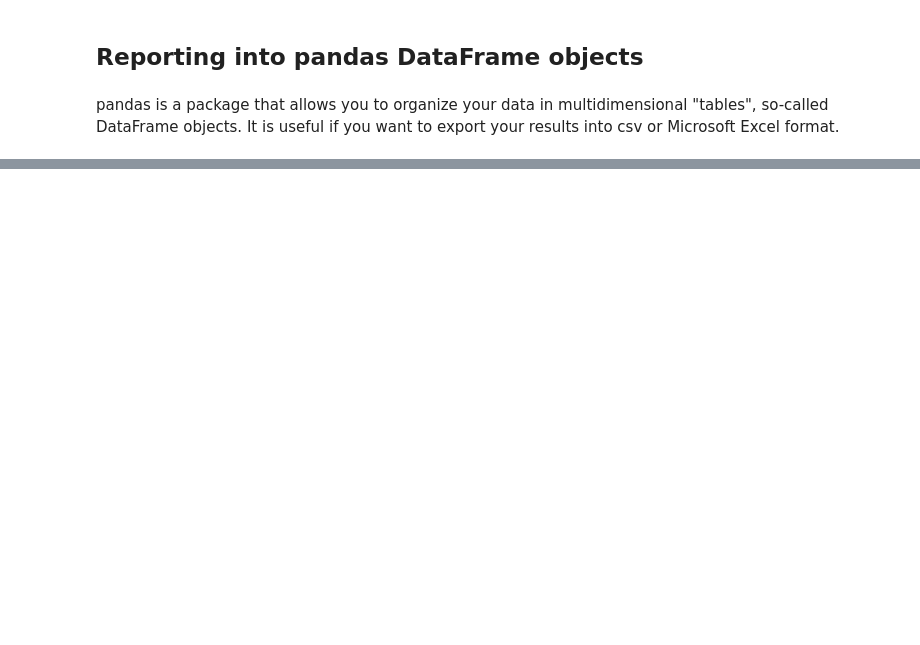
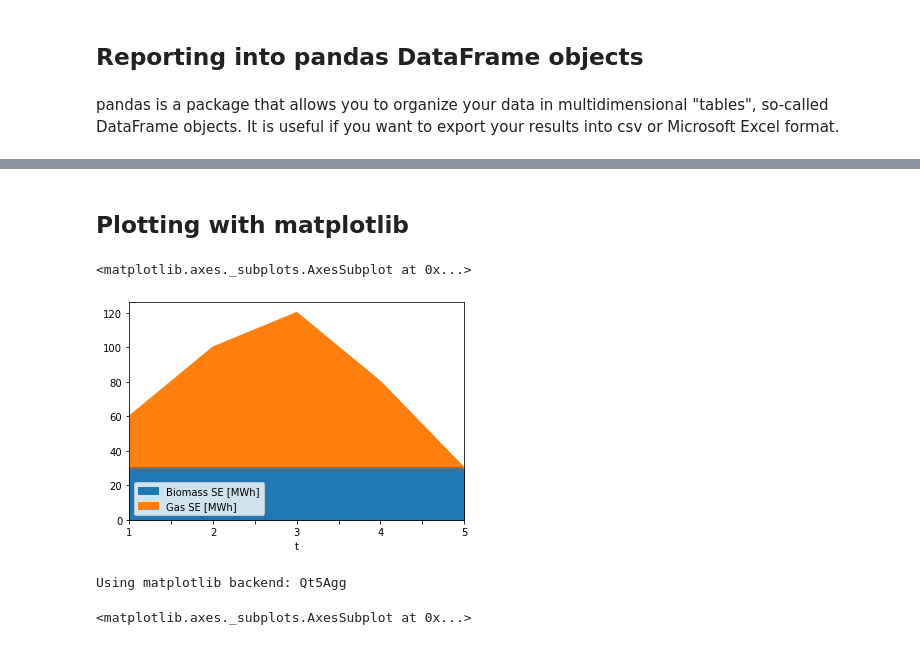
Before and after one commit to tum-ens/urbs, a Jupyter notebook: teaching/01_Electricity_supply_of_an_island.ipynb, the cells around one changed output, grey strips where cells are left out. Cells and saved outputs as stored; diff of their text form; code cells hidden in the pictures; blank space fills up the shorter version.

```diff
--- a/teaching/01_Electricity_supply_of_an_island.ipynb
+++ b/teaching/01_Electricity_supply_of_an_island.ipynb
@@ -334,3 +342,0 @@ df_supply
-# %%
-df_supply.index = df_supply.index.set_levels(df_supply.index.levels[1].str.replace('t', ''), level=1)
-df_supply
@@ -349,0 +343,4 @@ df_supply
+# %%
+# This looks already good... but let's try to pivot the table, so that technologies appear as columns
+df_supply = df_supply.unstack(level=0)
+df_supply
@@ -349,0 +356,4 @@ df_supply
+# %%
+# The columns have two levels now, let's get rid of the first one
+df_supply = df_supply.droplevel(0, axis=1)
+df_supply
@@ -349,0 +368,4 @@ df_supply
+# %%
+# Let's add the unit to the names of the technologies
+df_supply.columns = [x + " SE [MWh]" for x in df_supply.columns]
+df_supply
@@ -349,0 +400,30 @@ df_supply
+# %% [markdown]
+## Plotting with matplotlib
+# %%
+# Most basic plot
+# pandas has in-built functions from matplotlib, so we can plot a DataFrame object
+%matplotlib inline
+df_supply.plot.area()
+# %% [output]
+<matplotlib.axes._subplots.AxesSubplot at 0x...>
+[figure, added]
+# %%
+# import the library
+import matplotlib.pyplot as plt
+
+# Create an empty figure
+fig = plt.figure()
+
+# Now let's make an interactive object that we can edit with a GUI
+%matplotlib
+plot_supply = df_supply.plot.area()
+# Add these options:
+# To change the colors: color=["darkgreen", "gray"]
+# To add title: title = "Example 1"
+# %% [output]
+Using matplotlib backend: Qt5Agg
+# %%
+# Let's add the demand to the same plot
+df_demand.plot.line(ax=plot_supply, color="k")
+# %% [output]
+<matplotlib.axes._subplots.AxesSubplot at 0x...>
```
Also changed, not shown: parts of 22 cells of this notebook, 9 other files.
